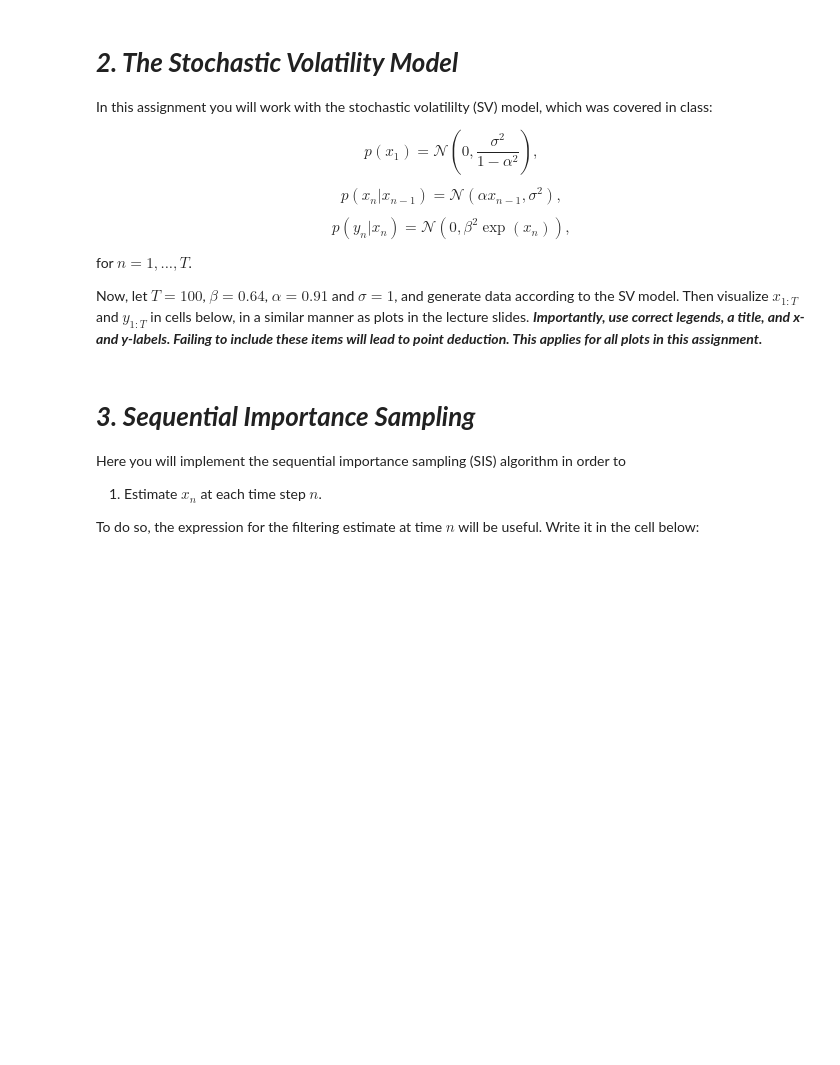
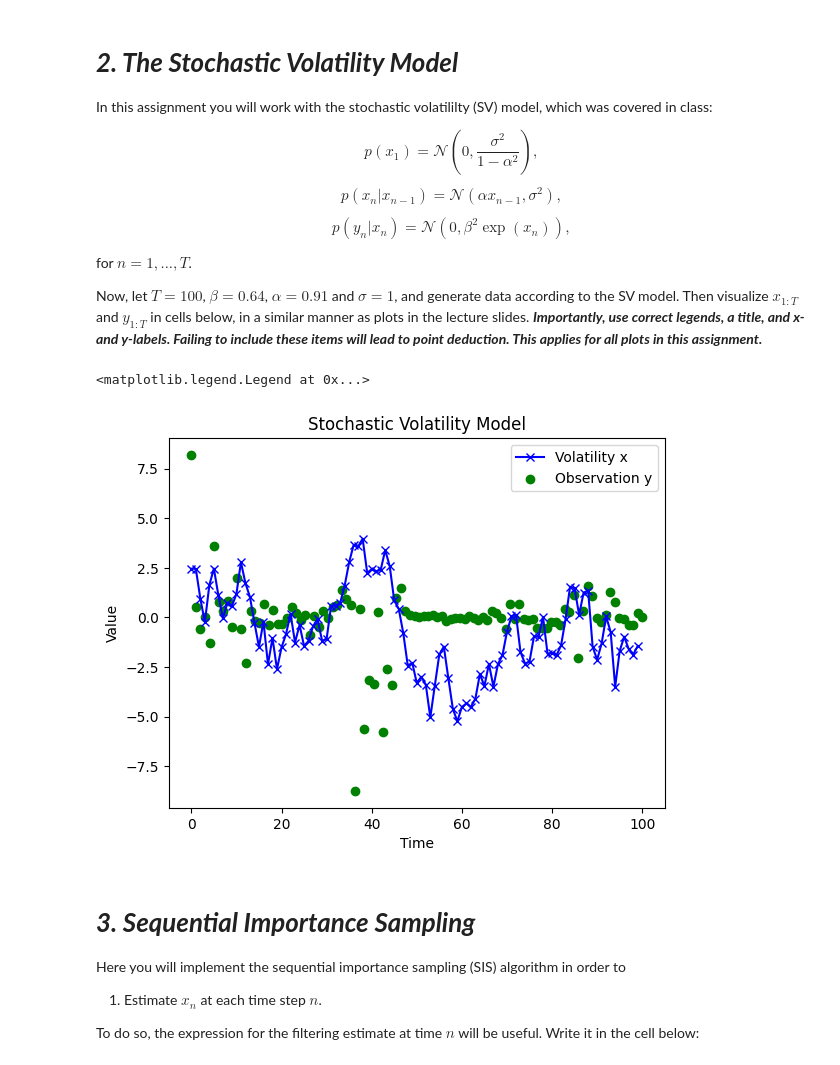
Before and after one commit to leonardodeclara/DD2447-Statistical-Methods-in-Applied-Computer-Science, a Jupyter notebook: Assignment_3/assignment3.ipynb, the cells around one changed output. Saved outputs shown, nothing was run; the diff lists cells and outputs as text; code cells hidden in the pictures; blank space fills up the shorter version.

```diff
--- a/Assignment_3/assignment3.ipynb
+++ b/Assignment_3/assignment3.ipynb
@@ -73,3 +73,31 @@ Now, let $T=100$, $\beta=0.64$, $\alpha=0.91$ and $\sigma=1$, and generate data
+# %%
+# Visualize the data here
+
+T = 100
+beta_param =0.64
+alpha_param = 0.91
+sigma_param = 1
+
+# Generate the data
+x = np.zeros(T)
+y = np.zeros(T)
+x[0] = np.random.normal(0, np.sqrt(sigma_param**2/(1-alpha_param**2)))
+y[0]= np.random.normal(9,np.sqrt(beta_param**2 * np.exp(x[0])))
+for i in range(1,T):
+    x[i] = np.random.normal(alpha_param*x[i-1],sigma_param)
+    y[i] = np.random.normal(0,np.sqrt(beta_param**2 * np.exp(x[i])))
+
+# Plot the data
+plt.figure()
+plt.plot(x, '-x',label='Volatility x', color='blue')
+plt.scatter(np.linspace(0,T,T),y, label='Observation y',color='green')
+plt.title('Stochastic Volatility Model')
+plt.xlabel('Time')
+plt.ylabel('Value')
+plt.legend()
+# %% [output]
+<matplotlib.legend.Legend at 0x...>
+[figure, added]
 # %% [markdown]
 # ***3. Sequential Importance Sampling***
 
```
Also changed, not shown: parts of 14 cells of this notebook.
